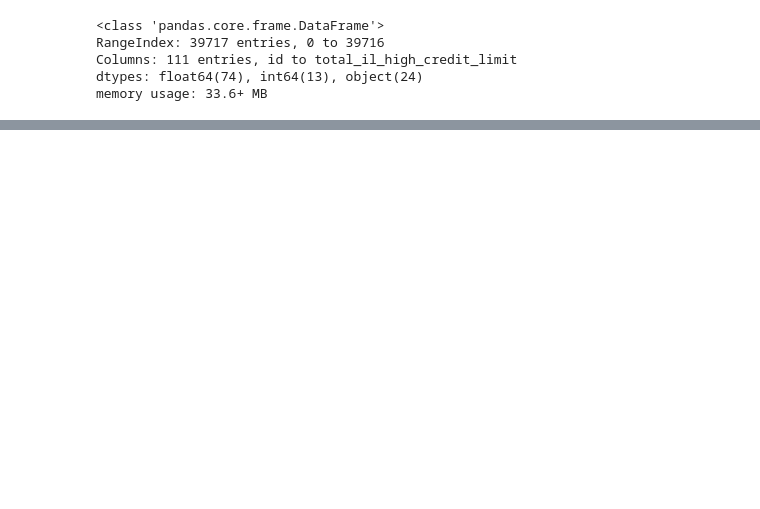
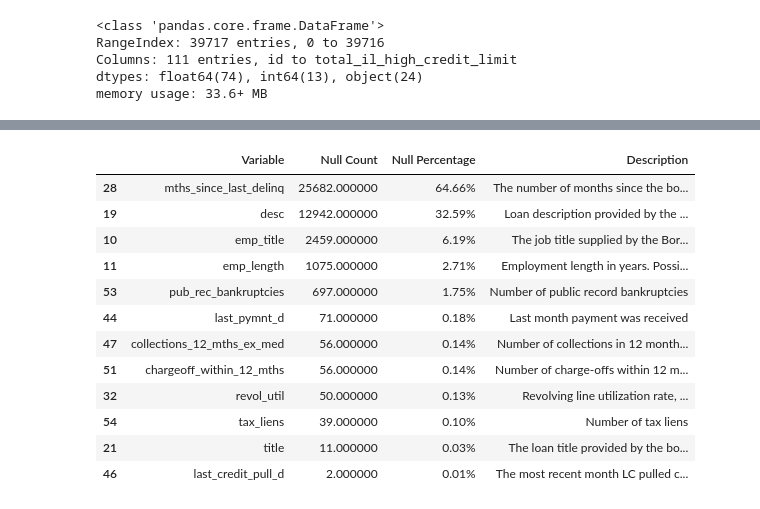
Before and after one commit to SouhardyaBiswas/Lending_Club_CaseStudy, a Jupyter notebook: code/Lending_Club_Case_Study.ipynb, the cells around one changed output, grey strips where cells are left out. Saved outputs shown, nothing was run; the diff lists cells and outputs as text; code cells hidden in the pictures; blank space fills up the shorter version.

```diff
--- a/code/Lending_Club_Case_Study.ipynb
+++ b/code/Lending_Club_Case_Study.ipynb
@@ -295,0 +346,12 @@ def highlight_positive_values(x, color):
+# %%
+# Calculate the percentage of null values in each column
+null_percentage = (loan_df.isna().sum() / loan_df.shape[0]) * 100
+
+# Set the threshold for null values to 70%
+null_threshold = 70
+
+# Identify columns with null values exceeding the threshold
+cols_to_drop = null_percentage[null_percentage > null_threshold].index
+
+# Drop the identified columns with high null values
+loan_df.drop(cols_to_drop, axis=1, inplace=True)
@@ -295,0 +363,5 @@ def highlight_positive_values(x, color):
+# %%
+analyze_df = analyze_dataframe(loan_df)
+# %%
+# Calculate the percentage of null values in the 'Null Count' column
+analyze_df['Null Percentage'] = (analyze_df['Null Count'] / loan_df.shape[0]) * 100
@@ -295,0 +411,27 @@ def highlight_positive_values(x, color):
+# %%
+# Filter variables with null_count greater than zero, and sort them in descending order
+null_count_df = analyze_df[['Variable', 'Null Count', 'Null Percentage']][analyze_df['Null Count'] > 0].sort_values(by=['Null Count'], ascending=False)
+
+# Import 'Description' variable from 'info_df' DataFrame
+null_count_df['Description'] = null_count_df['Variable'].apply(lambda x: info_df[info_df['LoanStatNew'] == x]['Description'].values[0])
+null_count_df['Null Percentage'] = null_count_df['Null Percentage'].apply(lambda x: f'{x:.2f}%')
+
+# Highlight the null count in red color if the percentage of null_count is greater than 10% and fade otherwise in grey color
+styled_null_count_df = null_count_df.style.apply(lambda row: np.repeat('color: gray' if row['Null Percentage'] < '5.00%' else 'color: red; background-color: lightyellow', row.shape[0]), axis=1)
+
+# Display the styled DataFrame
+styled_null_count_df
+# %% [output]
+|  | Variable | Null Count | Null Percentage | Description |
+| 28 | mths_since_last_delinq | 25682.000000 | 64.66% | The number of months since the bo... |
+| 19 | desc | 12942.000000 | 32.59% | Loan description provided by the ... |
+| 10 | emp_title | 2459.000000 | 6.19% | The job title supplied by the Bor... |
+| 11 | emp_length | 1075.000000 | 2.71% | Employment length in years. Possi... |
+| 53 | pub_rec_bankruptcies | 697.000000 | 1.75% | Number of public record bankruptcies |
+| 44 | last_pymnt_d | 71.000000 | 0.18% | Last month payment was received |
+| 47 | collections_12_mths_ex_med | 56.000000 | 0.14% | Number of collections in 12 month... |
+| 51 | chargeoff_within_12_mths | 56.000000 | 0.14% | Number of charge-offs within 12 m... |
+| 32 | revol_util | 50.000000 | 0.13% | Revolving line utilization rate, ... |
+| 54 | tax_liens | 39.000000 | 0.10% | Number of tax liens |
+| 21 | title | 11.000000 | 0.03% | The loan title provided by the bo... |
+| 46 | last_credit_pull_d | 2.000000 | 0.01% | The most recent month LC pulled c... |
```
Also changed, not shown: parts of 19 cells of this notebook.
